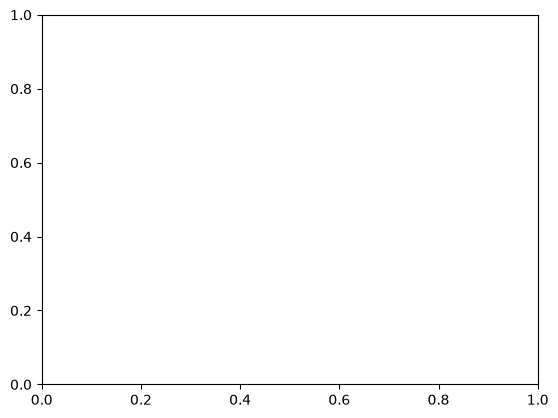
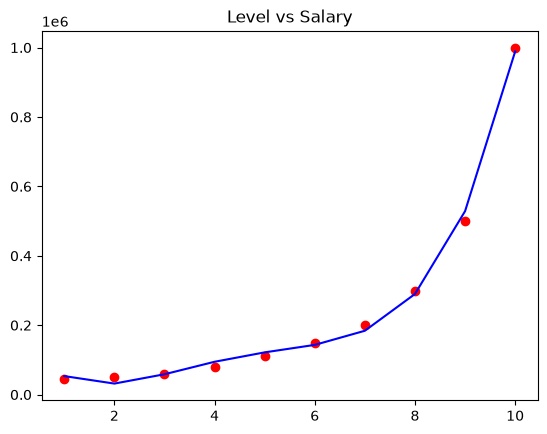
The change to this notebook cell's code, shown as a diff; its figure went from the first image to the second:
--- before
+++ after
@@ -1,6 +1,4 @@
 plt.scatter(x, y, color='red')
-plt.plot(x, pred, color='blue')
+plt.plot(x, pr, color='blue')
 plt.title('Level vs Salary')
 plt.show()
-plt.plot(x_poly, pred, color='blue')
-plt.show()

Commit: little notes of linear and calsssification mixed